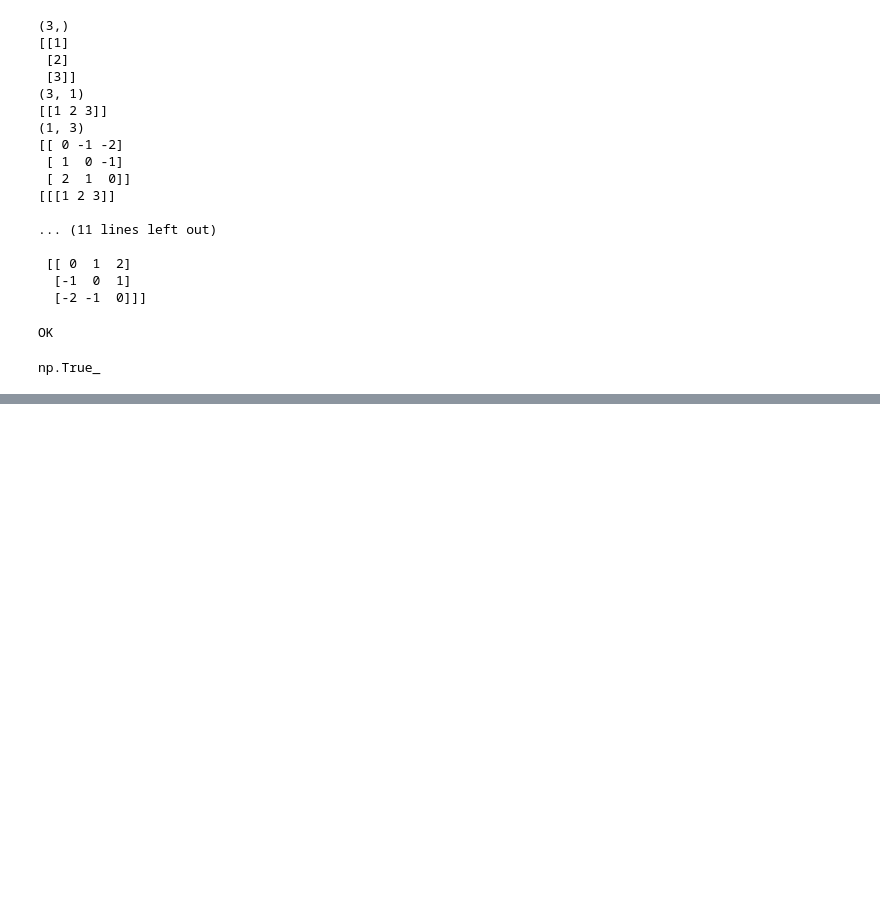
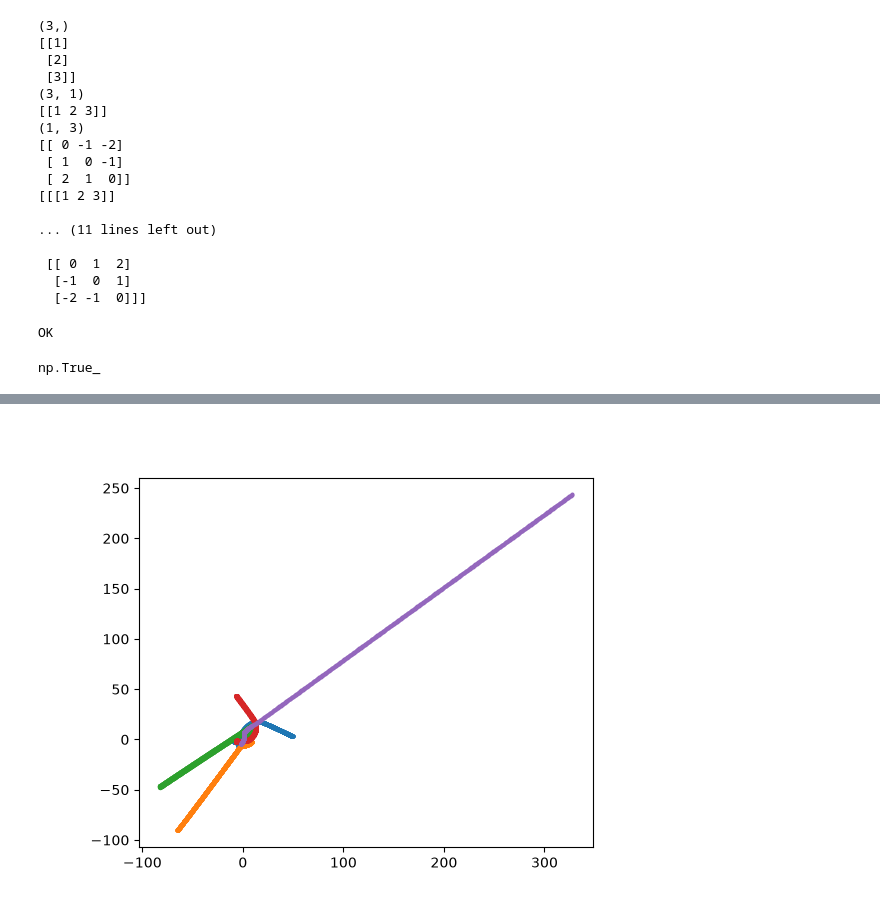
Before and after one commit to alfredmarchon-rgb/TP-3-nbody-problem, a Jupyter notebook: tp.ipynb, the cells around one changed output, grey strips where cells are left out. Drawn from its saved outputs; the diff is of its cells as text; code cells hidden in the pictures; blank space fills up the shorter version.

```diff
--- a/tp.ipynb
+++ b/tp.ipynb
@@ -157,0 +217,33 @@ np.True_
+# %%
+# dessiner
+
+def draw(simulation, masses, colors=None, scale=10):
+
+    nb_steps, dim, N = simulation.shape
+
+    fig, ax = plt.subplots()
+
+    for i in range(N):
+
+        # Pour la trajectoire du corps i,
+        #simulation[:, :, i] représente toutes
+        # les positions du corps i au cours du temps
+        # sa forme est (nb_steps, 2) donc on transpose
+        # pour avoir du (2, nb_steps)
+
+        x, y = simulation[:, :, i].T
+
+        # taille des points proportionnelle à la masse
+        # et utilisant le coefficiant scale
+        size = scale * masses[i]
+
+        # on ajoute la couleur selon si on a
+        # pris en argument une liste de couleurs ou non
+        if colors is None:
+            ax.scatter(x, y, s=size)
+        else:
+            ax.scatter(x, y, s=size, color=colors[i])
+
+    ax.set_aspect("equal")
+
+    return ax
@@ -157,0 +266,7 @@ np.True_
+# %%
+m5, p5, s5 = init_problem(5)
+sim5 = simulate(m5, p5, s5, nb_steps=1000)
+draw(sim5, m5, scale=3);
+plt.savefig("random5.png")
+# %% [output]
+[figure, added]
```
Also changed, not shown: parts of 3 cells of this notebook, 1 other file.
